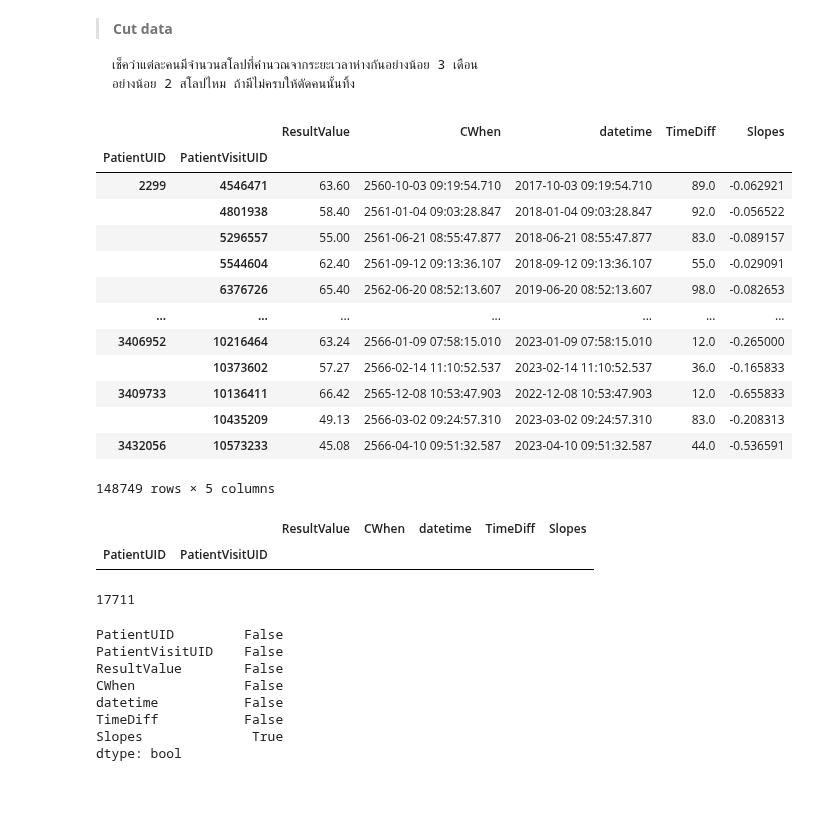
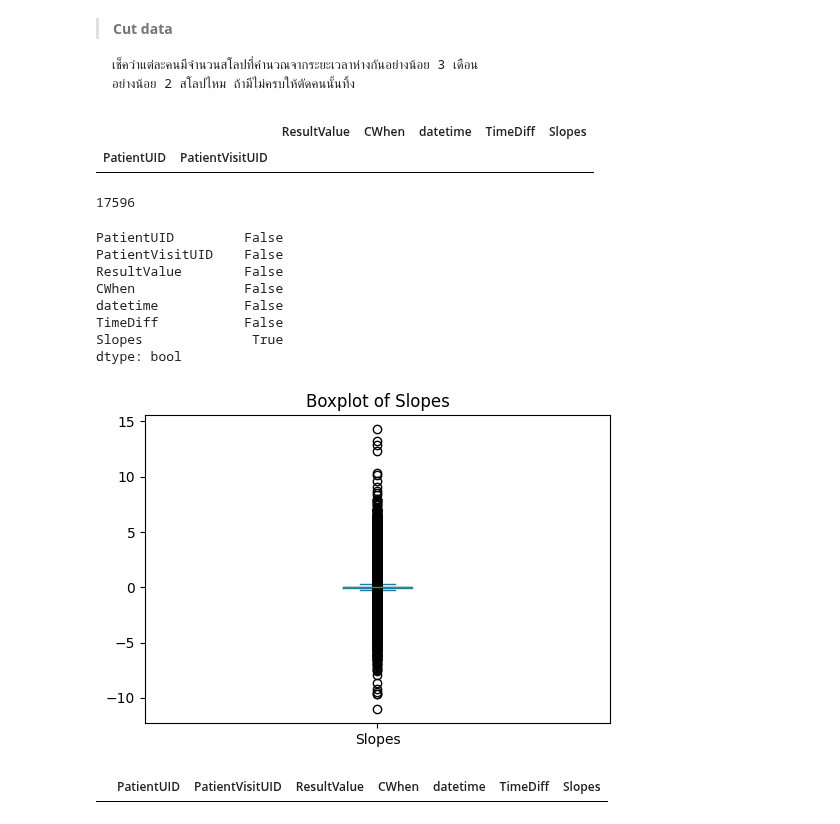
Before and after one commit to nxxk23/PROJECT, a Jupyter notebook: LabSlope.ipynb, the cells around one changed output. Drawn from its saved outputs; the diff is of its cells as text; code cells hidden in the pictures; blank space fills up the shorter version.

```diff
--- a/LabSlope.ipynb
+++ b/LabSlope.ipynb
@@ -365,9 +322,9 @@ Name: ResultValue, dtype: float64
 df_valid_visits['ResultValue'] = pd.to_numeric(df_valid_visits['ResultValue'], errors='coerce')
 df_valid_visits['TimeDiff'] = pd.to_numeric(df_valid_visits['TimeDiff'], errors='coerce')
 
-### Drop rows where 'TimeDiff' is NaN, zero, or negative (to avoid division by zero or negative values)
-df_valid_visits = df_valid_visits[df_valid_visits['ResultValue'].notna() & (df_valid_visits['ResultValue'] > 0)]
-df_valid_visits = df_valid_visits[df_valid_visits['TimeDiff'].notna() & (df_valid_visits['TimeDiff'] > 0)]
+### Drop rows where 'TimeDiff' is NaN, zero, or negative (to avoid division by zero or negative values) and >=7
+df_valid_visits = df_valid_visits[df_valid_visits['ResultValue'].notna() & (df_valid_visits['ResultValue'] >= 7)]
+df_valid_visits = df_valid_visits[df_valid_visits['TimeDiff'].notna() & (df_valid_visits['TimeDiff'] >= 7)]
 
 # Calculate the slopes and store them in a list
 list_of_slopes = [(df_valid_visits['ResultValue'].iloc[i+1] - df_valid_visits['ResultValue'].iloc[i]) / df_valid_visits['TimeDiff'].iloc[i+1] for i in range(len(df_valid_visits)-1)]
@@ -547,31 +504,14 @@ for patient_uid, group in grouped:
 # Filter the original DataFrame based on the valid PatientUIDs
 filtered_df = df.loc[valid_patient_uids]
 # %%
-filtered_df[filtered_df['Slopes']<=0]
+filtered_df[filtered_df['TimeDiff']<7]
 # %% [output]
 |  |  | ResultValue | CWhen | datetime | TimeDiff | Slopes |
 | PatientUID | PatientVisitUID |  |  |  |  |  |
-| 2299 | 4546471 | 63.60 | 2560-10-03 09:19:54.710 | 2017-10-03 09:19:54.710 | 89.0 | -0.062921 |
-|  | 4801938 | 58.40 | 2561-01-04 09:03:28.847 | 2018-01-04 09:03:28.847 | 92.0 | -0.056522 |
-|  | 5296557 | 55.00 | 2561-06-21 08:55:47.877 | 2018-06-21 08:55:47.877 | 83.0 | -0.089157 |
-|  | 5544604 | 62.40 | 2561-09-12 09:13:36.107 | 2018-09-12 09:13:36.107 | 55.0 | -0.029091 |
-|  | 6376726 | 65.40 | 2562-06-20 08:52:13.607 | 2019-06-20 08:52:13.607 | 98.0 | -0.082653 |
-| ... | ... | ... | ... | ... | ... | ... |
-| 3406952 | 10216464 | 63.24 | 2566-01-09 07:58:15.010 | 2023-01-09 07:58:15.010 | 12.0 | -0.265000 |
-|  | 10373602 | 57.27 | 2566-02-14 11:10:52.537 | 2023-02-14 11:10:52.537 | 36.0 | -0.165833 |
-| 3409733 | 10136411 | 66.42 | 2565-12-08 10:53:47.903 | 2022-12-08 10:53:47.903 | 12.0 | -0.655833 |
-|  | 10435209 | 49.13 | 2566-03-02 09:24:57.310 | 2023-03-02 09:24:57.310 | 83.0 | -0.208313 |
-| 3432056 | 10573233 | 45.08 | 2566-04-10 09:51:32.587 | 2023-04-10 09:51:32.587 | 44.0 | -0.536591 |
-148749 rows × 5 columns
-# %%
-filtered_df[filtered_df['Slopes']==float('inf')]
-# %% [output]
-|  |  | ResultValue | CWhen | datetime | TimeDiff | Slopes |
-| PatientUID | PatientVisitUID |  |  |  |  |  |
 # %%
 filtered_df.reset_index()['PatientUID'].nunique()
 # %% [output]
-17711
+17596
 # %%
 a = filtered_df.reset_index()
 # %%
@@ -585,3 +525,29 @@ datetime           False
 TimeDiff           False
 Slopes              True
 dtype: bool
+# %%
+
+import pandas as pd
+import numpy as np
+import matplotlib.pyplot as plt
+
+df = pd.DataFrame(a)
+# Select the column you want to analyze
+selected_column = 'Slopes'
+
+# Calculate z-scores for the selected column
+z_scores = np.abs((df[selected_column] - df[selected_column].mean()) / df[selected_column].std())
+
+# Set a threshold for outlier detection (e.g., z-score greater than 3)
+outlier_threshold = 3
+
+# Detect outliers
+outliers = df[z_scores > outlier_threshold]
+
+# Visualize outliers using a box plot
+plt.figure(figsize=(6, 4))
+df[selected_column].plot.box()
+plt.title(f"Boxplot of {selected_column}")
+plt.show()
+# %% [output]
+[figure, added]
@@ -587,0 +569,4 @@ dtype: bool
+# %%
+result
+# %% [output]
+|  | PatientUID | PatientVisitUID | ResultValue | CWhen | datetime | TimeDiff | Slopes |
```
Also changed, not shown: parts of 8 cells of this notebook.
